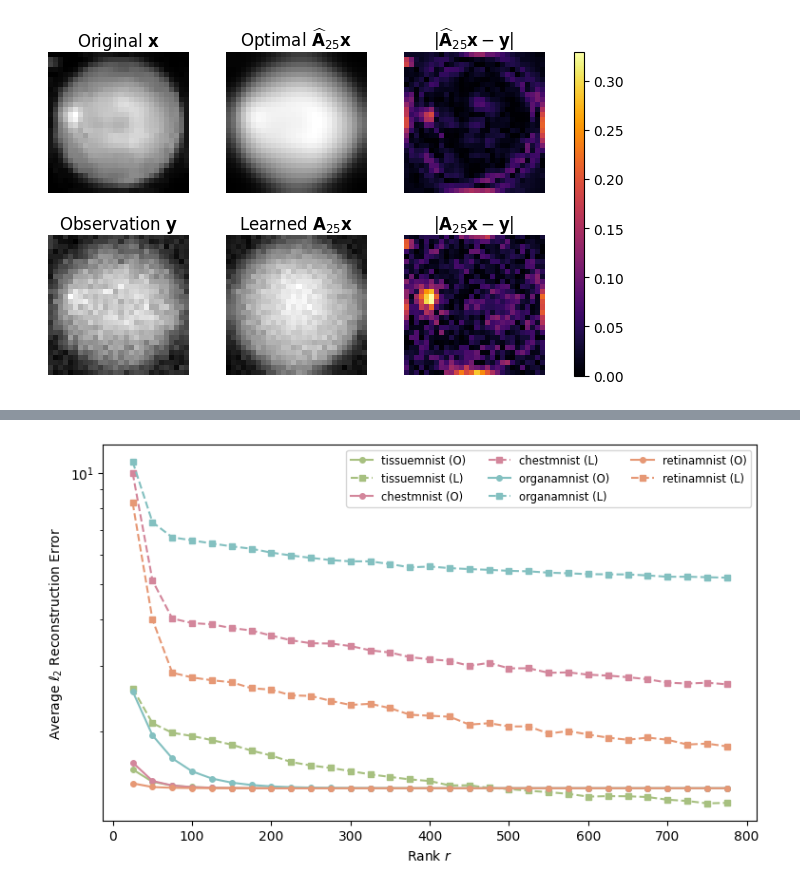
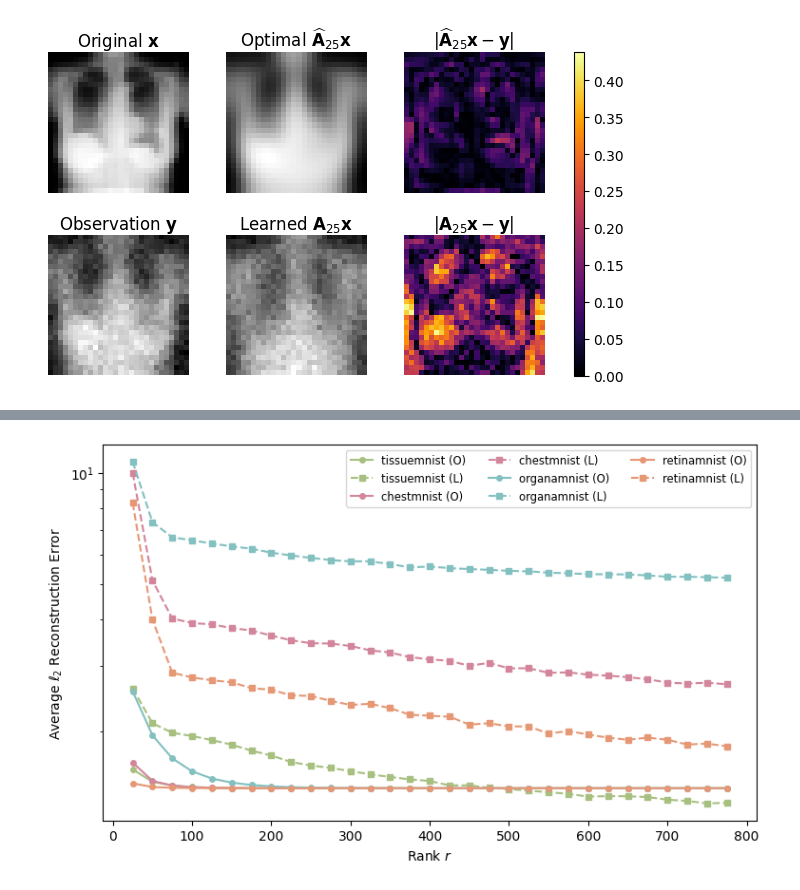
Before and after one commit to alexdelise/CMDS-REU-MADDI, a Jupyter notebook: e2eForMedMNIST.ipynb, the cells around one changed output, grey strips where cells are left out. Saved outputs shown, nothing was run; the diff lists cells and outputs as text; code cells hidden in the pictures.

```diff
--- a/e2eForMedMNIST.ipynb
+++ b/e2eForMedMNIST.ipynb
@@ -16,7 +16,7 @@ device = torch.device("cuda" if torch.cuda.is_available() else "cpu")
 print(f"Using device: {device}")
 
 # --- MedMNIST Data setup ---
-data_flag = 'retinamnist'
+data_flag = 'chestmnist'
 info = INFO[data_flag]
 DataClass = getattr(medmnist, info['python_class'])
 train_dataset = DataClass(split='train', download=True)
@@ -126,7 +126,7 @@ plt.show()
 # %%
 # --- Autoencoder setup -------------------------------------------------------
 batch_size = 128
-num_epochs = 350
+num_epochs = 200
 
 X_tensor = X.clone().to(torch.float32)
 Y_tensor = Y.clone().to(torch.float32)
@@ -166,12 +166,12 @@ for epoch in range(1, num_epochs + 1):
 
 from matplotlib import gridspec
 
-idx = 100
+idx = 7181
 
 orig_img   = X_raw[idx].view(28, 28).cpu()
 y_img      = Y[:, idx].view(28, 28).cpu()
-opt_img    = (M_r @ Y)[:, idx].view(28, 28).cpu()
-learn_img  = (A_learned @ Y)[:, idx].view(28, 28).cpu()
+opt_img    = (M_r @ X)[:, idx].view(28, 28).cpu()
+learn_img  = (A_learned @ X)[:, idx].view(28, 28).cpu()
 
 err_opt   = torch.abs(opt_img   - orig_img)
 err_learn = torch.abs(learn_img - orig_img)
@@ -195,34 +195,38 @@ ax.imshow(opt_img, cmap='gray')
 ax.set_title(fr'Optimal $\widehat{{\mathbf{{A}}}}_{{{r}}} \mathbf{{x}}$', pad=4)
 ax.axis('off')
 
 ax = fig.add_subplot(gs[0, 2])
 im = ax.imshow(err_opt, cmap='inferno', vmin=err_vmin, vmax=err_vmax)
 ax.set_title(fr'$|\widehat{{\mathbf{{A}}}}_{{{r}}} \mathbf{{x}} - \mathbf{{y}}|$', pad=4)
 ax.axis('off')
 
 # row 1
 ax = fig.add_subplot(gs[1, 0])
 ax.imshow(y_img, cmap='gray')
 ax.set_title(r'Observation $\mathbf{y}$', pad=4)
 ax.axis('off')
 
 ax = fig.add_subplot(gs[1, 1])
 ax.imshow(learn_img, cmap='gray')
 ax.set_title(fr'Learned $\mathbf{{A}}_{{{r}}} \mathbf{{x}}$', pad=4)
 ax.axis('off')
 
 ax = fig.add_subplot(gs[1, 2])
 ax.imshow(err_learn, cmap='inferno', vmin=err_vmin, vmax=err_vmax)
 ax.set_title(fr'$|\mathbf{{A}}_{{{r}}} \mathbf{{x}} - \mathbf{{y}}|$', pad=4)
 ax.axis('off')
 
 # color-bar
 cax = fig.add_subplot(gs[:, 3])
 plt.colorbar(im, cax=cax)
 cax.yaxis.tick_right()
+
+out_dir = f"E2EForward/MedMNIST/Pics"
+os.makedirs(out_dir, exist_ok=True)
+plt.savefig(f"{out_dir}/e2efor_{data_flag}_mapping{idx}_errorcomparison.png", dpi=300)
 plt.show()
 # %% [output]
-[figure, old version]
+[figure, new version]
 # %%
 import os, pickle, torch
 from collections import defaultdict
```
Also changed, not shown: parts of 4 cells of this notebook, 18 other files.
